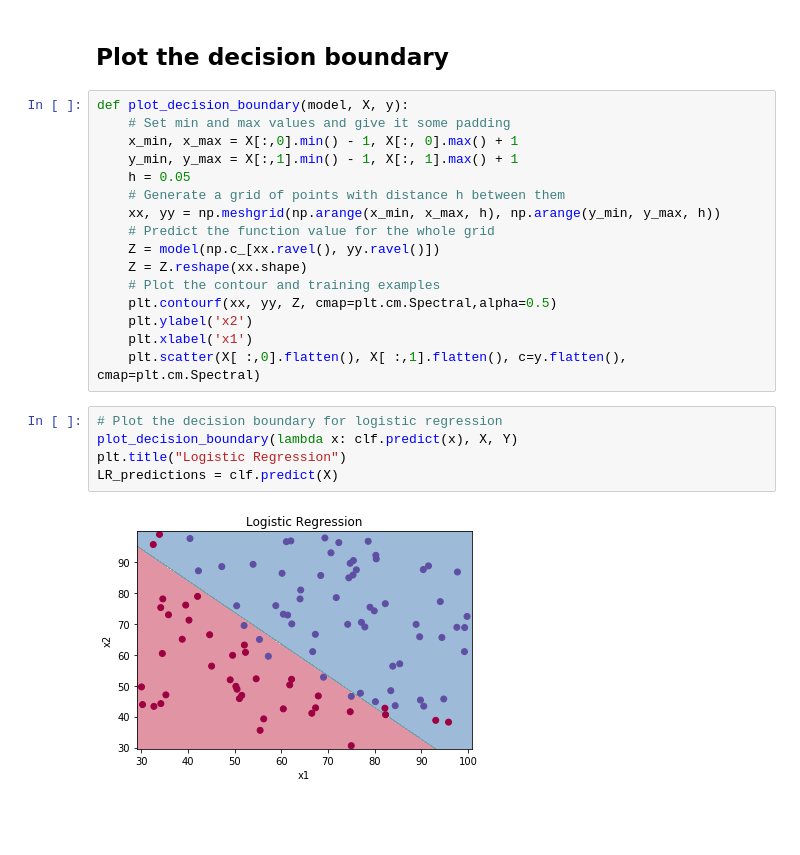
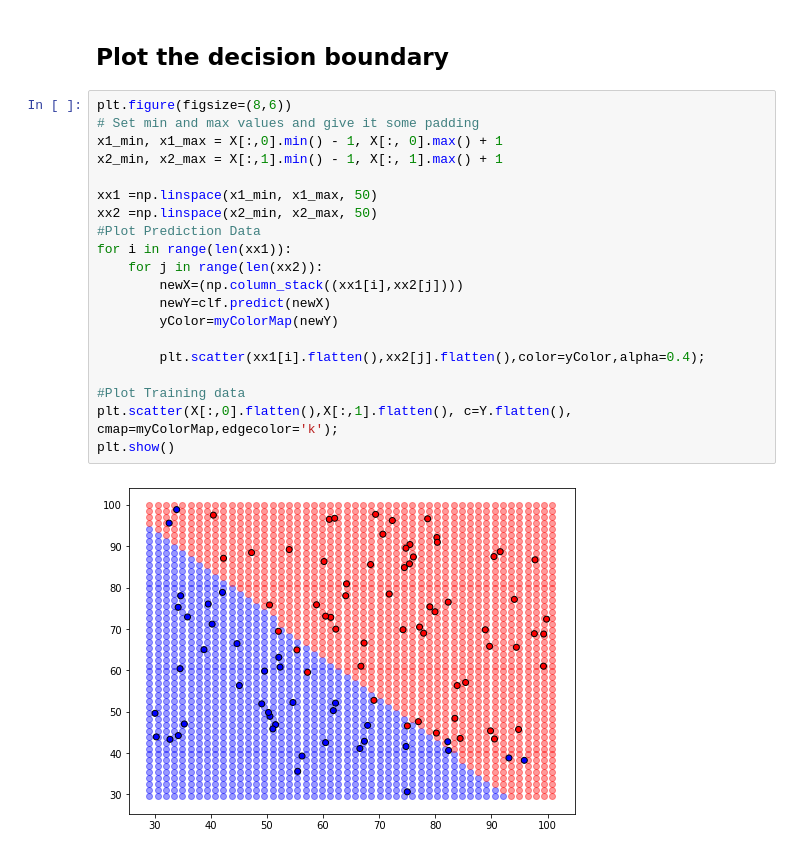
Before and after one commit to learning-ml/MachineLearning, a Jupyter notebook: 03 Learning - Logistics Regression.ipynb, the cells around one changed output. Cells and saved outputs as stored; diff of their text form; blank space fills up the shorter version.

```diff
--- a/03 Learning - Logistics Regression.ipynb
+++ b/03 Learning - Logistics Regression.ipynb
@@ -51,26 +62,25 @@ clf = sklearn.linear_model.LogisticRegressionCV(cv=5);
 clf.fit(X, Y.flatten());
 # %% [markdown]
 ## Plot the decision boundary
-# %%
-def plot_decision_boundary(model, X, y):
-    # Set min and max values and give it some padding
-    x_min, x_max = X[:,0].min() - 1, X[:, 0].max() + 1
-    y_min, y_max = X[:,1].min() - 1, X[:, 1].max() + 1
-    h = 0.05
-    # Generate a grid of points with distance h between them
-    xx, yy = np.meshgrid(np.arange(x_min, x_max, h), np.arange(y_min, y_max, h))
-    # Predict the function value for the whole grid
-    Z = model(np.c_[xx.ravel(), yy.ravel()])
-    Z = Z.reshape(xx.shape)
-    # Plot the contour and training examples
-    plt.contourf(xx, yy, Z, cmap=plt.cm.Spectral,alpha=0.5)
-    plt.ylabel('x2')
-    plt.xlabel('x1')
-    plt.scatter(X[ :,0].flatten(), X[ :,1].flatten(), c=y.flatten(), cmap=plt.cm.Spectral)
-# %%
-# Plot the decision boundary for logistic regression
-plot_decision_boundary(lambda x: clf.predict(x), X, Y)
-plt.title("Logistic Regression")
-LR_predictions = clf.predict(X)
-# %% [output]
-[figure, removed]
+# %%
+plt.figure(figsize=(8,6))
+# Set min and max values and give it some padding
+x1_min, x1_max = X[:,0].min() - 1, X[:, 0].max() + 1
+x2_min, x2_max = X[:,1].min() - 1, X[:, 1].max() + 1
+
+xx1 =np.linspace(x1_min, x1_max, 50)
+xx2 =np.linspace(x2_min, x2_max, 50)
+#Plot Prediction Data
+for i in range(len(xx1)):
+    for j in range(len(xx2)):
+        newX=(np.column_stack((xx1[i],xx2[j])))
+        newY=clf.predict(newX)
+        yColor=myColorMap(newY)
+
+        plt.scatter(xx1[i].flatten(),xx2[j].flatten(),color=yColor,alpha=0.4);
+
+#Plot Training data
+plt.scatter(X[:,0].flatten(),X[:,1].flatten(), c=Y.flatten(),  cmap=myColorMap,edgecolor='k');
+plt.show()
+# %% [output]
+[figure, added]
```
Also changed, not shown: parts of 3 cells of this notebook, 7 other files.
